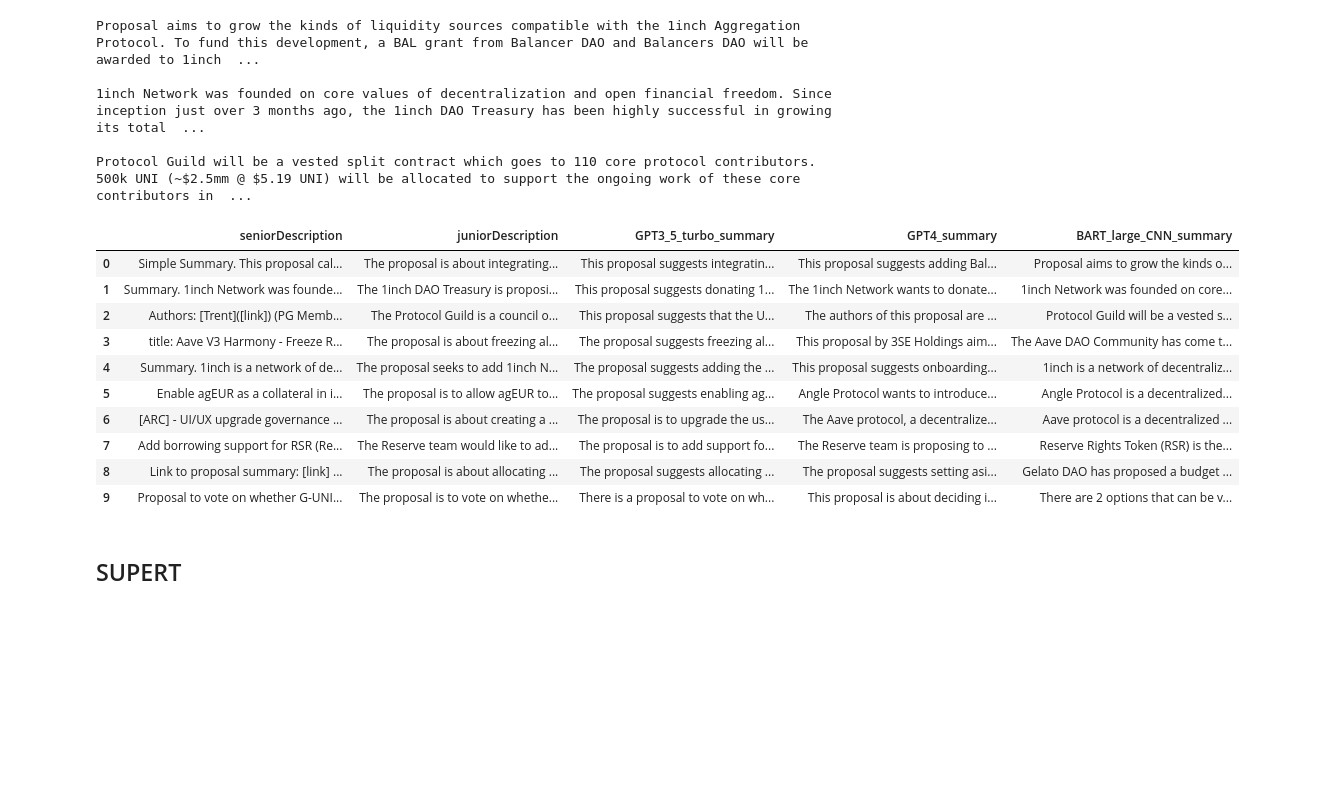
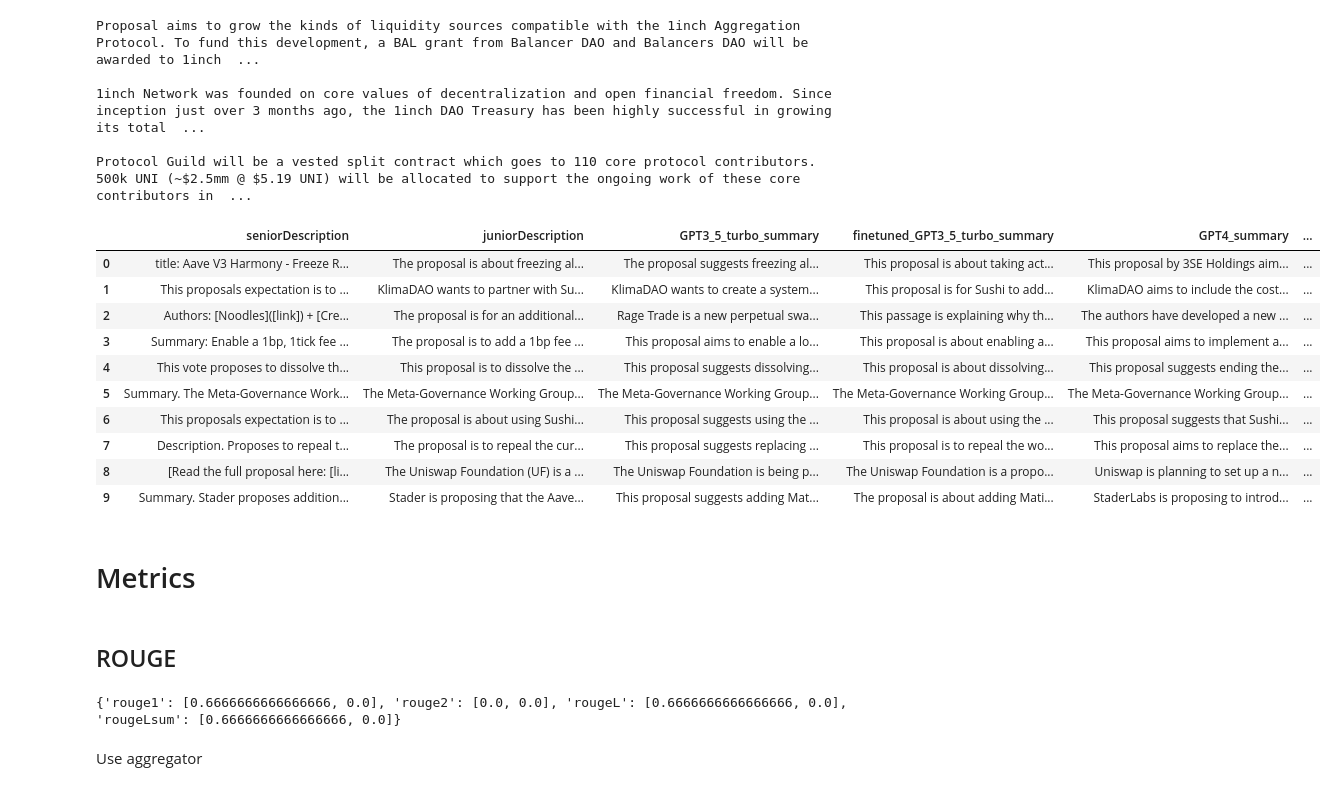
Before and after one commit to gladwel/DIP, a Jupyter notebook: notebooks/Evaluating_algorithms.ipynb, the cells around one changed output. Cells and saved outputs as stored; diff of their text form; code cells hidden in the pictures; blank space fills up the shorter version.

Commit message:
Evaluate algorithms (rouge, BERT score, BLEU, METEOR, G-Eval)

```diff
--- a/notebooks/Evaluating_algorithms.ipynb
+++ b/notebooks/Evaluating_algorithms.ipynb
@@ -4,4 +53,8 @@ import pandas as pd
 # read df from csv
 df = pd.read_csv('../data/GPT/summaries_GPT3_5_turbo_GPT4.csv')
 df_BART = pd.read_csv('../data/BART/summaries_BART.csv')
+df_finetuned = pd.read_csv('../data/GPT/finetune/inference/summaries_finetune_GPT3_5_turbo.csv')
 df['BART_large_CNN_summary']=df_BART['extractiveSummarization']
+
+df_test = pd.merge(df_finetuned, df, on=['id', 'seniorDescription', 'middleDescription', 'juniorDescription', 'title', ], how='inner')[['id', 'title', 'seniorDescription', 'middleDescription', 'juniorDescription', 'GPT4_summary', 'GPT3_5_turbo_summary', 'finetuned_GPT3_5_turbo_summary', 'BART_large_CNN_summary']]
+df_test
@@ -43,18 +110,18 @@ Proposal aims to grow the kinds of liquidity sources compatible with the 1inch A
 
 Protocol Guild will be a vested split contract which goes to 110 core protocol contributors. 500k UNI (~$2.5mm @ $5.19 UNI) will be allocated to support the ongoing work of these core contributors in  ...
 # %%
-df[['seniorDescription', 'juniorDescription', 'GPT3_5_turbo_summary', 'GPT4_summary', 'BART_large_CNN_summary']].head(10)
+df_test[['seniorDescription', 'juniorDescription', 'GPT3_5_turbo_summary', 'finetuned_GPT3_5_turbo_summary', 'GPT4_summary', 'BART_large_CNN_summary']].head(10)
 # %% [output]
-|  | seniorDescription | juniorDescription | GPT3_5_turbo_summary | GPT4_summary | BART_large_CNN_summary |
-| 0 | Simple Summary. This proposal cal... | The proposal is about integrating... | This proposal suggests integratin... | This proposal suggests adding Bal... | Proposal aims to grow the kinds o... |
-| 1 | Summary. 1inch Network was founde... | The 1inch DAO Treasury is proposi... | This proposal suggests donating 1... | The 1inch Network wants to donate... | 1inch Network was founded on core... |
-| 2 | Authors: [Trent]([link]) (PG Memb... | The Protocol Guild is a council o... | This proposal suggests that the U... | The authors of this proposal are ... | Protocol Guild will be a vested s... |
-| 3 | title: Aave V3 Harmony - Freeze R... | The proposal is about freezing al... | The proposal suggests freezing al... | This proposal by 3SE Holdings aim... | The Aave DAO Community has come t... |
-| 4 | Summary. 1inch is a network of de... | The proposal seeks to add 1inch N... | The proposal suggests adding the ... | This proposal suggests onboarding... | 1inch is a network of decentraliz... |
-| 5 | Enable agEUR as a collateral in i... | The proposal is to allow agEUR to... | The proposal suggests enabling ag... | Angle Protocol wants to introduce... | Angle Protocol is a decentralized... |
-| 6 | [ARC] - UI/UX upgrade governance ... | The proposal is about creating a ... | The proposal is to upgrade the us... | The Aave protocol, a decentralize... | Aave protocol is a decentralized ... |
-| 7 | Add borrowing support for RSR (Re... | The Reserve team would like to ad... | The proposal is to add support fo... | The Reserve team is proposing to ... | Reserve Rights Token (RSR) is the... |
-| 8 | Link to proposal summary: [link] ... | The proposal is about allocating ... | The proposal suggests allocating ... | The proposal suggests setting asi... | Gelato DAO has proposed a budget ... |
-| 9 | Proposal to vote on whether G-UNI... | The proposal is to vote on whethe... | There is a proposal to vote on wh... | This proposal is about deciding i... | There are 2 options that can be v... |
+|  | seniorDescription | juniorDescription | GPT3_5_turbo_summary | finetuned_GPT3_5_turbo_summary | GPT4_summary | ... |
+| 0 | title: Aave V3 Harmony - Freeze R... | The proposal is about freezing al... | The proposal suggests freezing al... | This proposal is about taking act... | This proposal by 3SE Holdings aim... | ... |
+| 1 | This proposals expectation is to ... | KlimaDAO wants to partner with Su... | KlimaDAO wants to create a system... | This proposal is for Sushi to add... | KlimaDAO aims to include the cost... | ... |
+| 2 | Authors: [Noodles]([link]) + [Cre... | The proposal is for an additional... | Rage Trade is a new perpetual swa... | This passage is explaining why th... | The authors have developed a new ... | ... |
+| 3 | Summary: Enable a 1bp, 1tick fee ... | The proposal is to add a 1bp fee ... | This proposal aims to enable a lo... | This proposal is about enabling a... | This proposal aims to implement a... | ... |
+| 4 | This vote proposes to dissolve th... | This proposal is to dissolve the ... | This proposal suggests dissolving... | This proposal is about dissolving... | This proposal suggests ending the... | ... |
+| 5 | Summary. The Meta-Governance Work... | The Meta-Governance Working Group... | The Meta-Governance Working Group... | The Meta-Governance Working Group... | The Meta-Governance Working Group... | ... |
+| 6 | This proposals expectation is to ... | The proposal is about using Sushi... | This proposal suggests using the ... | This proposal is about using the ... | This proposal suggests that Sushi... | ... |
+| 7 | Description. Proposes to repeal t... | The proposal is to repeal the cur... | This proposal suggests replacing ... | This proposal is to repeal the wo... | This proposal aims to replace the... | ... |
+| 8 | [Read the full proposal here: [li... | The Uniswap Foundation (UF) is a ... | The Uniswap Foundation is being p... | The Uniswap Foundation is a propo... | Uniswap is planning to set up a n... | ... |
+| 9 | Summary. Stader proposes addition... | Stader is proposing that the Aave... | This proposal suggests adding Mat... | The proposal is about adding Mati... | StaderLabs is proposing to introd... | ... |
 # %%
 # save df to csv
@@ -62,2 +129,19 @@ df[['seniorDescription', 'juniorDescription', 'GPT3_5_turbo_summary', 'GPT4_summ
 # %% [markdown]
-## SUPERT
+# Metrics
+# %% [markdown]
+## ROUGE
+# %%
+rouge = evaluate.load('rouge')
+predictions = df_test['seniorDescription'].to_list()
+references = df_test['GPT3_5_turbo_summary'].to_list()
+
+predictions = ["hello goodbye", "ankh morpork"]
+references = ["goodbye", "general kenobi"]
+
+
+results = rouge.compute(predictions=predictions, references=references, use_aggregator=False)
+print(results)
+# %% [output]
+{'rouge1': [0.6666666666666666, 0.0], 'rouge2': [0.0, 0.0], 'rougeL': [0.6666666666666666, 0.0], 'rougeLsum': [0.6666666666666666, 0.0]}
+# %% [markdown]
+Use aggregator
```
Also changed, not shown: parts of 38 cells of this notebook, 2 other files.
